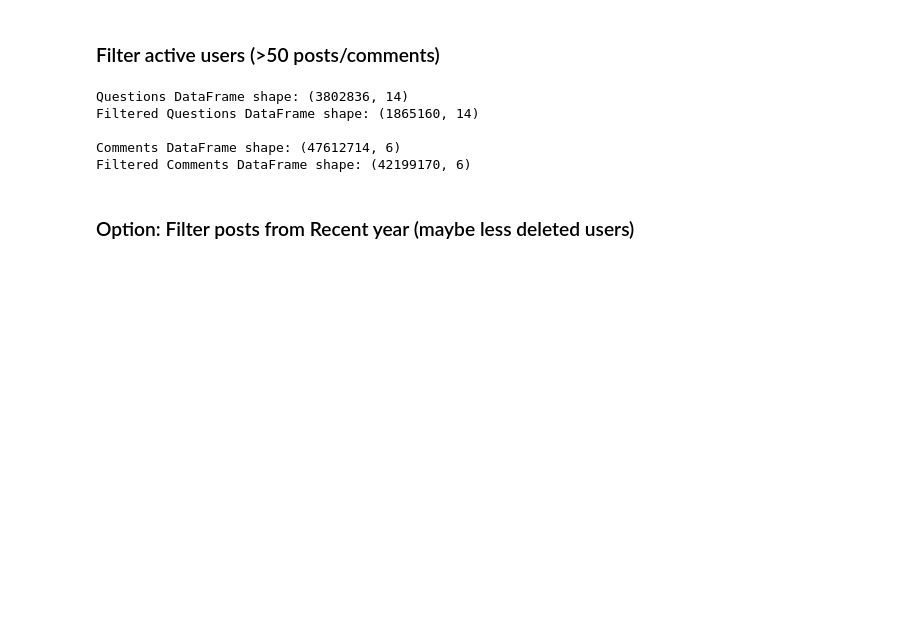
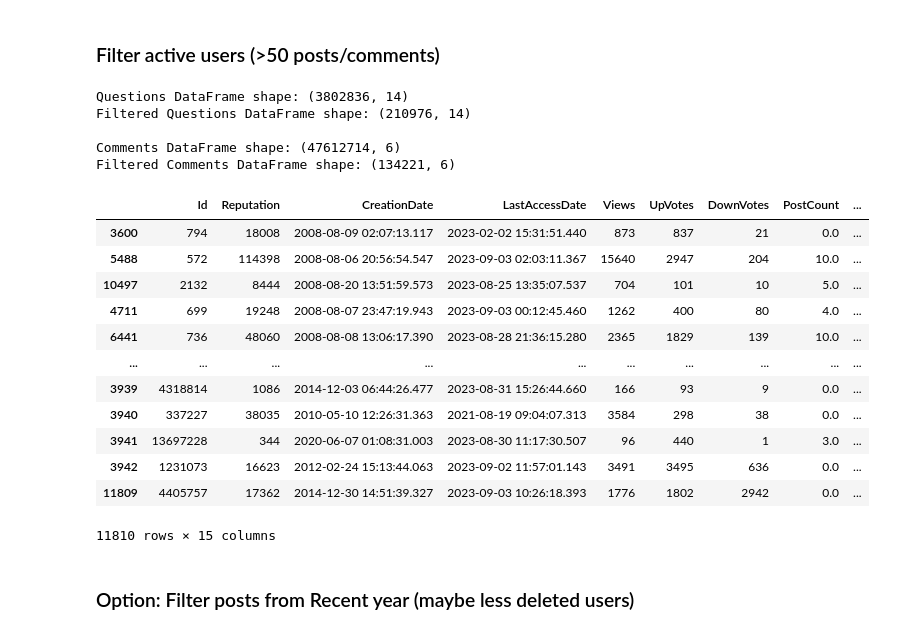
Before and after one commit to pierrehogenhaug/compToolsForDSProject, a Jupyter notebook: sentiment_intensity_analyzer.ipynb, the cells around one changed output. Cells and saved outputs as stored; diff of their text form; code cells hidden in the pictures; blank space fills up the shorter version.

```diff
--- a/sentiment_intensity_analyzer.ipynb
+++ b/sentiment_intensity_analyzer.ipynb
@@ -45,17 +59,26 @@ df_posts
 filtered_posts_df = df_posts[df_posts['PostTypeId'].isin([1, 2])]
 
 # Calculating post and comment counts for each user
-user_posts_count = filtered_posts_df.groupby('OwnerUserId').size().rename('PostCount')
+user_posts_count = filtered_posts_df[filtered_posts_df['PostTypeId'] == 1].groupby('OwnerUserId').size().rename('PostCount')
+user_answers_count = filtered_posts_df[filtered_posts_df['PostTypeId'] == 2].groupby('OwnerUserId').size().rename('AnswerCount')
 user_comments_count = df_comments.groupby('UserId').size().rename('CommentCount')
 
+#Calculating the number of accepted answers for each user
+accepted_answers_ids = set(filtered_posts_df[filtered_posts_df['PostTypeId'] == 1]['AcceptedAnswerId'])
+user_accepted_answers_count = filtered_posts_df[(filtered_posts_df['PostTypeId'] == 2) & (filtered_posts_df['Id'].isin(accepted_answers_ids))].groupby('OwnerUserId').size().rename('AcceptedAnswerCount')
+
+
 # Merging counts with user data and filling missing values
-user_data = df_users.merge(user_posts_count, left_on='Id', right_index=True, how='left') \
-                    .merge(user_comments_count, left_on='Id', right_index=True, how='left') \
-                    .fillna({'PostCount': 0, 'CommentCount': 0})
+user_data = df_users.merge(user_posts_count, left_on='Id',  right_on='OwnerUserId', how='left') \
+                    .merge(user_comments_count, left_on='Id', right_on='UserId', how='left') \
+                    .merge(user_accepted_answers_count, left_on='Id', right_on='OwnerUserId', how='left') \
+                    .merge(user_answers_count, left_on='Id', right_on='OwnerUserId', how='left') \
+                    .fillna({'PostCount': 0, 'CommentCount': 0, 'AcceptedAnswerCount': 0, 'AnswerCount': 0})
 
 # Adding a column for total activity and filtering for active users
-active_users = user_data.assign(TotalActivity=lambda x: x['PostCount'] + x['CommentCount'])
+active_users = user_data.assign(TotalActivity=lambda x: x['PostCount'] + x['CommentCount'] + x['AnswerCount'])
 active_users = active_users[active_users['TotalActivity'] > 50]
+active_users = active_users.sample(frac=0.1)
 
 # Creating a set of active user IDs
 active_user_ids = set(active_users['Id'])
@@ -74,10 +97,17 @@ active_user_post_ids = set(filtered_active_posts_df['Id'])
 active_user_answers = filtered_posts_df[(filtered_posts_df['PostTypeId'] == 2) & (filtered_posts_df['OwnerUserId'].isin(active_user_ids))]
 active_user_answer_parent_ids = set(active_user_answers['ParentId'])
 
+# Average answer and post score for each user
+avg_answer_score = active_user_answers.groupby('OwnerUserId')['Score'].mean().rename('AvgAnswerScore')
+avg_post_score = filtered_active_posts_df[filtered_active_posts_df['PostTypeId'] == 1].groupby('OwnerUserId')['Score'].mean().rename('AvgPostScore')
+
+
+active_users = active_users.merge(avg_answer_score, left_on='Id', right_on='OwnerUserId', how='left').fillna({'AvgAnswerScore': 0}) \
+    .merge(avg_post_score, left_on='Id', right_on='OwnerUserId', how='left').fillna({'AvgPostScore': 0})
+active_users['AcceptedAnswerFraction'] = active_users['AcceptedAnswerCount'] / active_users['AnswerCount']
+
 # Filtering comments for active users and their related posts
-filtered_comments = df_comments[(df_comments['UserId'].isin(active_user_ids)) |
-                                (df_comments['PostId'].isin(active_user_post_ids)) |
-                                (df_comments['PostId'].isin(active_user_answer_parent_ids))].drop_duplicates()
+filtered_comments = df_comments[(df_comments['PostId'].isin(active_user_answers['Id']))].drop_duplicates()
 
 # Printing shapes for comparison
 print("Questions DataFrame shape:", df_posts.shape)
@@ -87,10 +117,26 @@ print("Comments DataFrame shape:", df_comments.shape)
 print("Filtered Comments DataFrame shape:", filtered_comments.shape, '\n')
 # %% [output]
 Questions DataFrame shape: (3802836, 14)
-Filtered Questions DataFrame shape: (1865160, 14)
+Filtered Questions DataFrame shape: (210976, 14)
 
 Comments DataFrame shape: (47612714, 6)
-Filtered Comments DataFrame shape: (42199170, 6)
+Filtered Comments DataFrame shape: (134221, 6)
+# %%
+active_users.sort_values('AcceptedAnswerCount', ascending=False)
+# %% [output]
+|  | Id | Reputation | CreationDate | LastAccessDate | Views | UpVotes | DownVotes | PostCount | ... |
+| 3600 | 794 | 18008 | 2008-08-09 02:07:13.117 | 2023-02-02 15:31:51.440 | 873 | 837 | 21 | 0.0 | ... |
+| 5488 | 572 | 114398 | 2008-08-06 20:56:54.547 | 2023-09-03 02:03:11.367 | 15640 | 2947 | 204 | 10.0 | ... |
+| 10497 | 2132 | 8444 | 2008-08-20 13:51:59.573 | 2023-08-25 13:35:07.537 | 704 | 101 | 10 | 5.0 | ... |
+| 4711 | 699 | 19248 | 2008-08-07 23:47:19.943 | 2023-09-03 00:12:45.460 | 1262 | 400 | 80 | 4.0 | ... |
+| 6441 | 736 | 48060 | 2008-08-08 13:06:17.390 | 2023-08-28 21:36:15.280 | 2365 | 1829 | 139 | 10.0 | ... |
+| ... | ... | ... | ... | ... | ... | ... | ... | ... | ... |
+| 3939 | 4318814 | 1086 | 2014-12-03 06:44:26.477 | 2023-08-31 15:26:44.660 | 166 | 93 | 9 | 0.0 | ... |
+| 3940 | 337227 | 38035 | 2010-05-10 12:26:31.363 | 2021-08-19 09:04:07.313 | 3584 | 298 | 38 | 0.0 | ... |
+| 3941 | 13697228 | 344 | 2020-06-07 01:08:31.003 | 2023-08-30 11:17:30.507 | 96 | 440 | 1 | 3.0 | ... |
+| 3942 | 1231073 | 16623 | 2012-02-24 15:13:44.063 | 2023-09-02 11:57:01.143 | 3491 | 3495 | 636 | 0.0 | ... |
+| 11809 | 4405757 | 17362 | 2014-12-30 14:51:39.327 | 2023-09-03 10:26:18.393 | 1776 | 1802 | 2942 | 0.0 | ... |
+11810 rows × 15 columns
 # %% [markdown]
 ### Option: Filter posts from Recent year (maybe less deleted users)
 # %%
```
Also changed, not shown: parts of 18 cells of this notebook.
